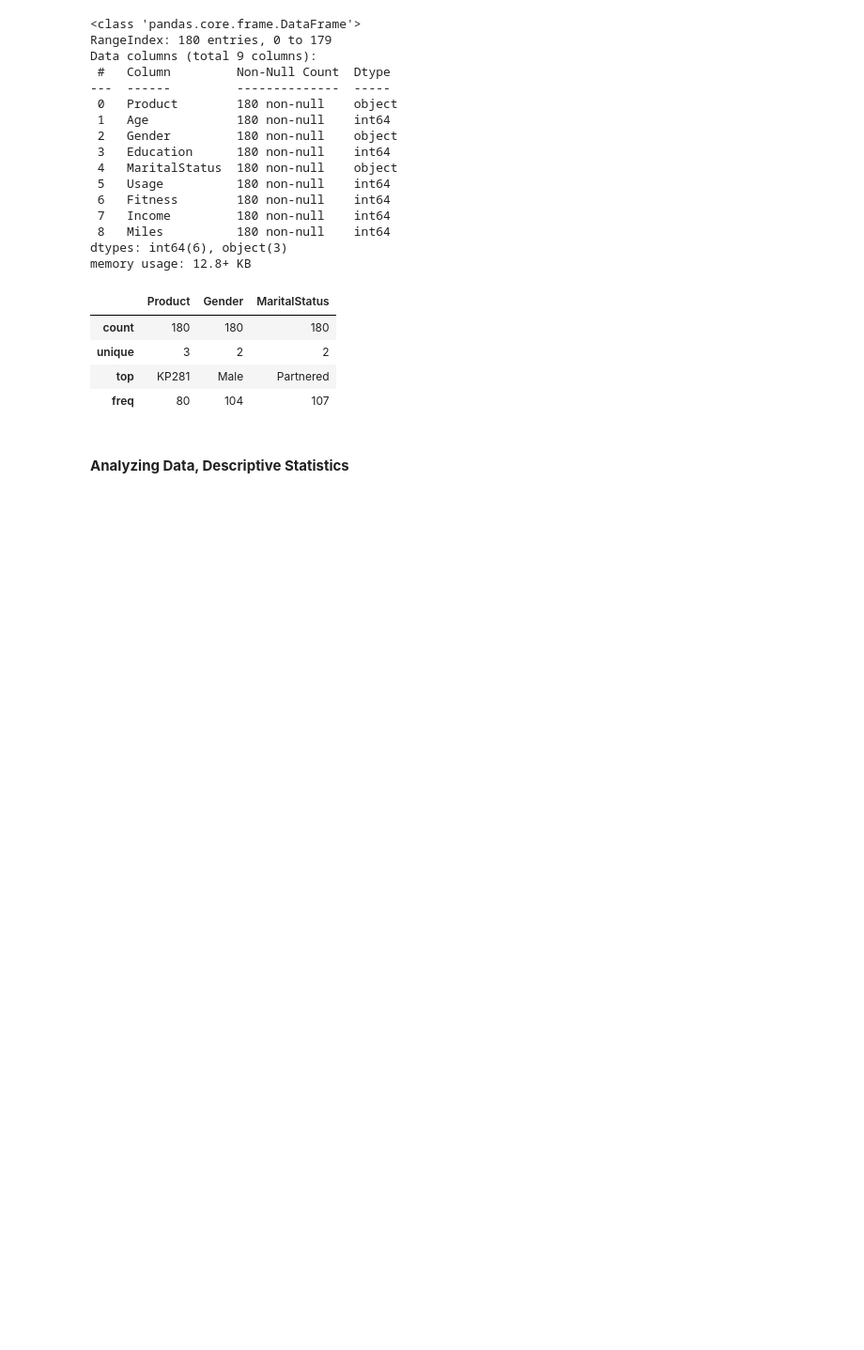
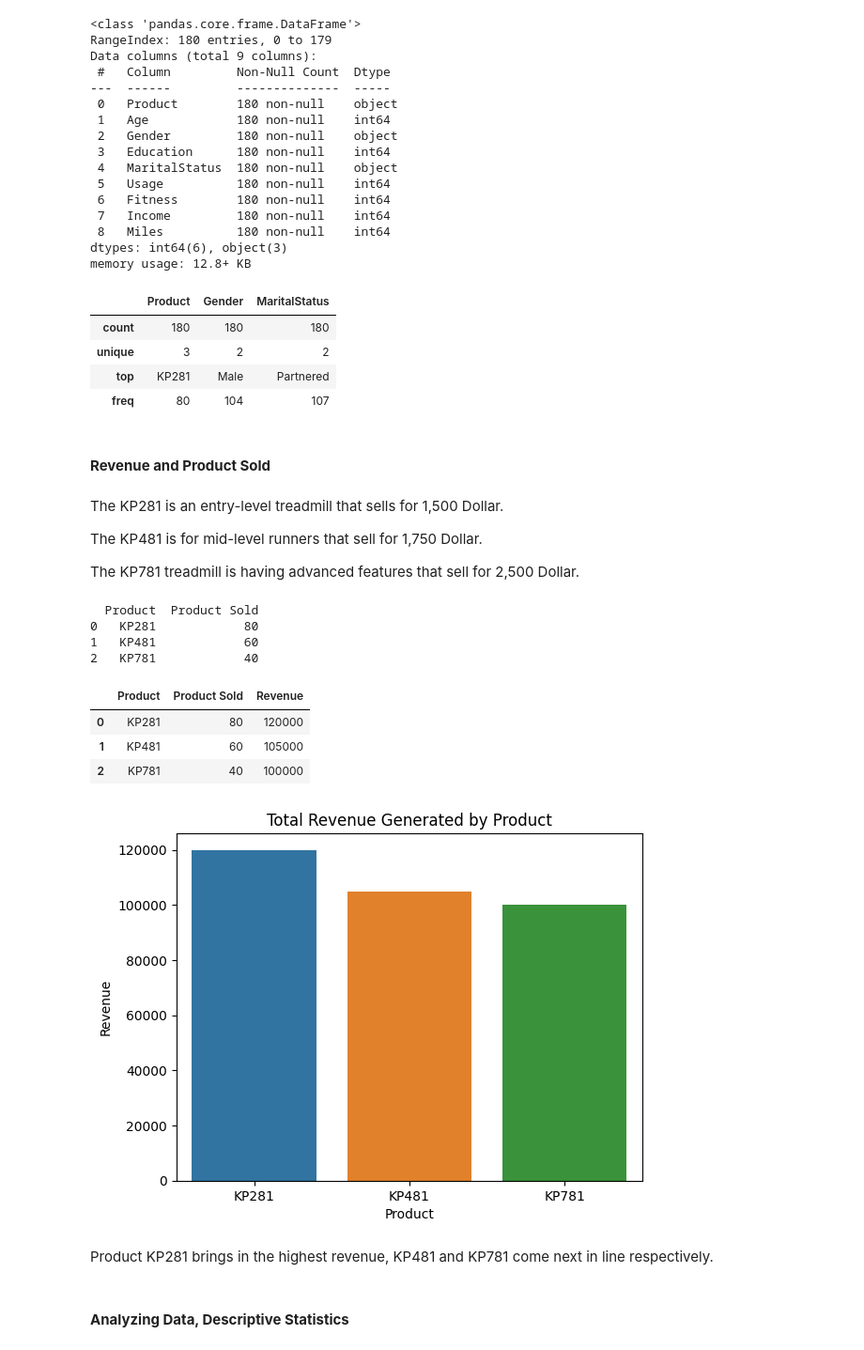
Before and after one commit to iamutkarshgoyal/Aerofit_Statistical_Analysis, a Jupyter notebook: Aerofit_Data_Analysis.ipynb, the cells around one changed output. Shown at 94% size. Cells and saved outputs as stored; diff of their text form; code cells hidden in the pictures; blank space fills up the shorter version.

```diff
--- a/Aerofit_Data_Analysis.ipynb
+++ b/Aerofit_Data_Analysis.ipynb
@@ -107,6 +107,40 @@ df.describe(include = "object")
 | unique | 3 | 2 | 2 |
 | top | KP281 | Male | Partnered |
 | freq | 80 | 104 | 107 |
+# %% [markdown]
+#### **Revenue and Product Sold**
+# %% [markdown]
+The KP281 is an entry-level treadmill that sells for 1,500 Dollar.
+
+
+The KP481 is for mid-level runners that sell for 1,750 Dollar.
+
+
+The KP781 treadmill is having advanced features that sell for 2,500 Dollar.
+# %%
+Total_Quantity_Sold = df['Product'].value_counts().to_frame().reset_index().rename(columns = {"index" : "Product", "Product" : "Product Sold"})
+print(Total_Quantity_Sold)
+# %% [output]
+  Product  Product Sold
+0   KP281            80
+1   KP481            60
+2   KP781            40
+# %%
+Total_Quantity_Sold['Revenue'] = pd.Series(np.array([80*1500, 60*1750, 40*2500]))
+Total_Quantity_Sold
+# %% [output]
+|  | Product | Product Sold | Revenue |
+| 0 | KP281 | 80 | 120000 |
+| 1 | KP481 | 60 | 105000 |
+| 2 | KP781 | 40 | 100000 |
+# %%
+sns.barplot(data = Total_Quantity_Sold, x = "Product", y = "Revenue")
+plt.title("Total Revenue Generated by Product")
+plt.show()
+# %% [output]
+[figure, added]
+# %% [markdown]
+Product KP281 brings in the highest revenue, KP481 and KP781 come next in line respectively.
 # %% [markdown]
 #### **Analyzing Data, Descriptive Statistics**
 # %%
```
Also changed, not shown: parts of 4 cells of this notebook.
